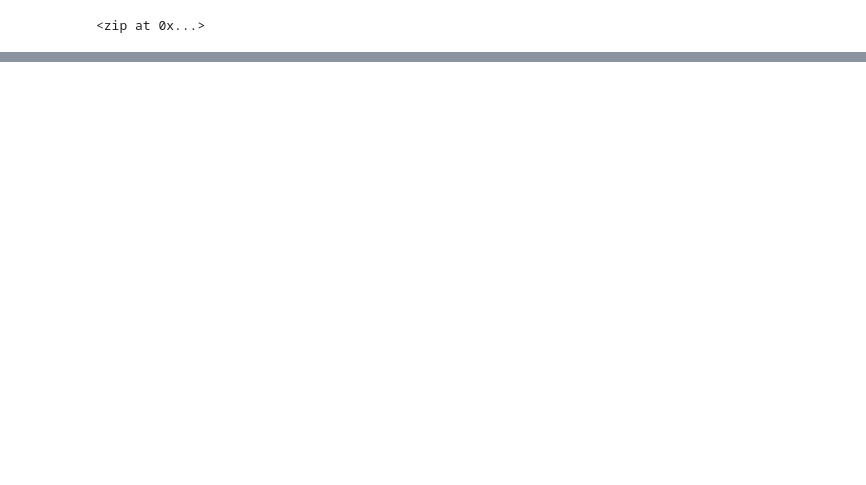
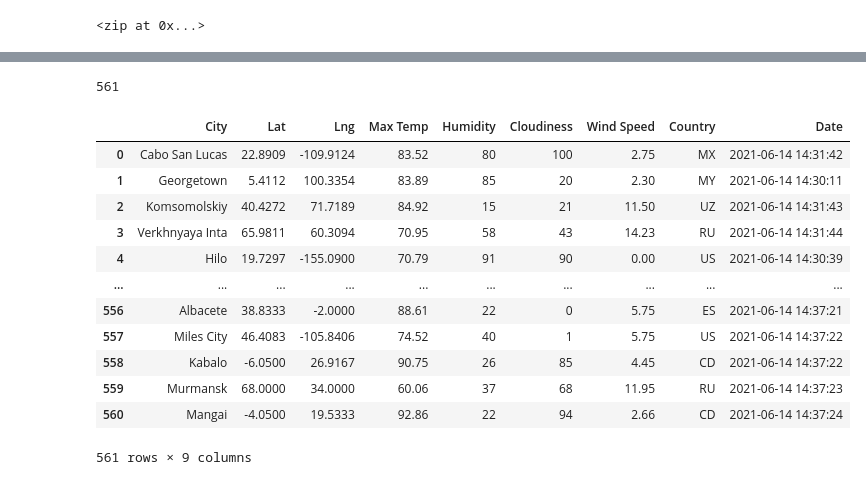
Before and after one commit to vijayabme/World_Weather_Analysis, a Jupyter notebook: WeatherPy.ipynb, the cells around one changed output, grey strips where cells are left out. Saved outputs shown, nothing was run; the diff lists cells and outputs as text; code cells hidden in the pictures; blank space fills up the shorter version.

Commit message:
Updated the code to get weather for around 500 cities

```diff
--- a/WeatherPy.ipynb
+++ b/WeatherPy.ipynb
@@ -35 +35,12 @@ len(cities)
 # %%
+# Import the requests library.
+import requests
+
+# Import the API key.
+from config import weather_api_key
+
+# Import the datetime module from the datetime library.
+from datetime import datetime
+
+# Starting URL for Weather Map API Call.
+url = "http://api.openweathermap.org/data/2.5/weather?units=Imperial&APPID=" + weather_api_key
@@ -37,0 +47,20 @@ len(cities)
+# %%
+# Create an empty list to hold the weather data.
+city_data = []
+# Print the beginning of the logging.
+print("Beginning Data Retrieval     ")
+print("-----------------------------")
+
+# Create counters.
+record_count = 1
+set_count = 1
+
+# Loop through all the cities in our list.
+for i in range(len(cities)):
+
+    # Group cities in sets of 50 for logging purposes.
+    if (i % 50 == 0 and i >= 50):
+        set_count += 1
+        record_count = 1
+    # Create endpoint URL with each city.
+    city_url = url + "&q=" + cities[i]
@@ -37,0 +138,22 @@ len(cities)
+# %%
+len(city_data)
+# %% [output]
+561
+# %%
+# Convert the array of dictionaries to a Pandas DataFrame.
+city_data_df = pd.DataFrame(city_data)
+city_data_df
+# %% [output]
+|  | City | Lat | Lng | Max Temp | Humidity | Cloudiness | Wind Speed | Country | Date |
+| 0 | Cabo San Lucas | 22.8909 | -109.9124 | 83.52 | 80 | 100 | 2.75 | MX | 2021-06-14 14:31:42 |
+| 1 | Georgetown | 5.4112 | 100.3354 | 83.89 | 85 | 20 | 2.30 | MY | 2021-06-14 14:30:11 |
+| 2 | Komsomolskiy | 40.4272 | 71.7189 | 84.92 | 15 | 21 | 11.50 | UZ | 2021-06-14 14:31:43 |
+| 3 | Verkhnyaya Inta | 65.9811 | 60.3094 | 70.95 | 58 | 43 | 14.23 | RU | 2021-06-14 14:31:44 |
+| 4 | Hilo | 19.7297 | -155.0900 | 70.79 | 91 | 90 | 0.00 | US | 2021-06-14 14:30:39 |
+| ... | ... | ... | ... | ... | ... | ... | ... | ... | ... |
+| 556 | Albacete | 38.8333 | -2.0000 | 88.61 | 22 | 0 | 5.75 | ES | 2021-06-14 14:37:21 |
+| 557 | Miles City | 46.4083 | -105.8406 | 74.52 | 40 | 1 | 5.75 | US | 2021-06-14 14:37:22 |
+| 558 | Kabalo | -6.0500 | 26.9167 | 90.75 | 26 | 85 | 4.45 | CD | 2021-06-14 14:37:22 |
+| 559 | Murmansk | 68.0000 | 34.0000 | 60.06 | 37 | 68 | 11.95 | RU | 2021-06-14 14:37:23 |
+| 560 | Mangai | -4.0500 | 19.5333 | 92.86 | 22 | 94 | 2.66 | CD | 2021-06-14 14:37:24 |
+561 rows × 9 columns
```
Also changed, not shown: parts of 6 cells of this notebook, 2 other files.
